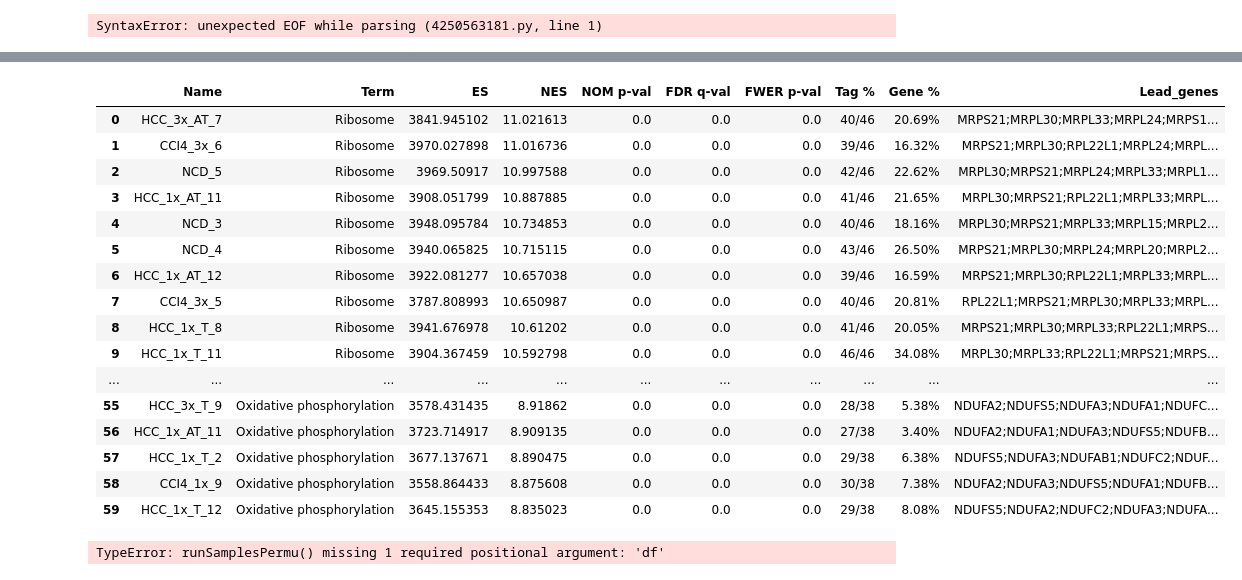
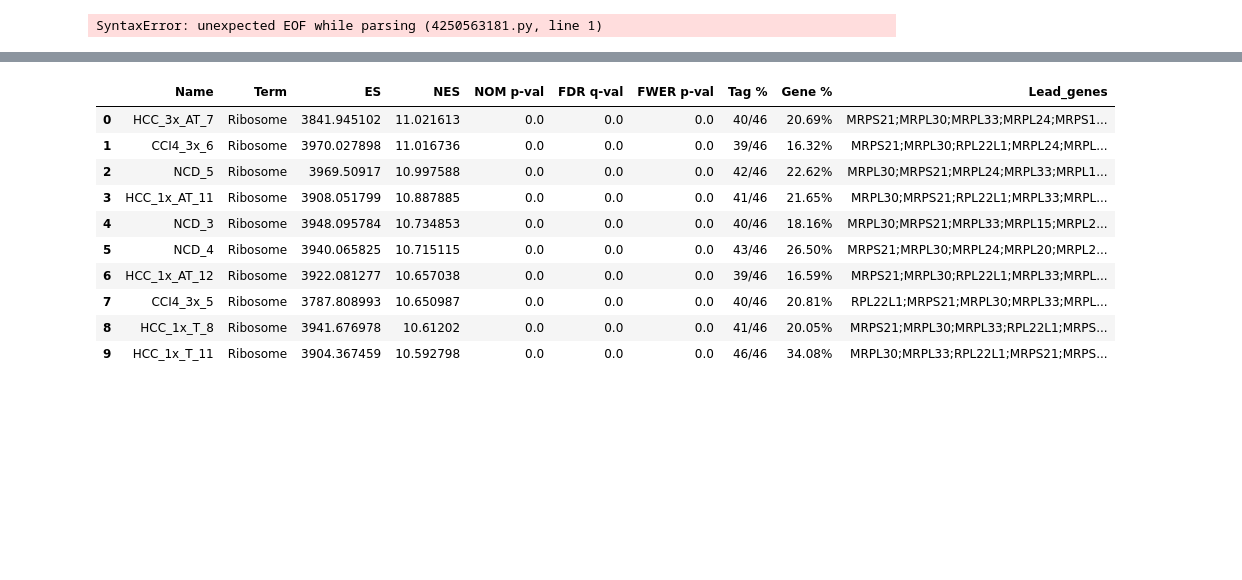
Before and after one commit to jigsaw-snu/NASH_HCC_liver-KRIBB_2022, a Jupyter notebook: srcs/rsem_star_deseq/sample_qc.ipynb, the cells around one changed output, grey strips where cells are left out. Saved outputs shown, nothing was run; the diff lists cells and outputs as text; code cells hidden in the pictures; blank space fills up the shorter version.

```diff
--- a/srcs/rsem_star_deseq/sample_qc.ipynb
+++ b/srcs/rsem_star_deseq/sample_qc.ipynb
@@ -945,24 +945,14 @@ test = gp.ssgsea(data=cleaned_TPM_with_sym,
 # %%
-test.res2d.head(60)
+test.res2d.head(10)
 # %% [output]
 |  | Name | Term | ES | NES | NOM p-val | FDR q-val | FWER p-val | Tag % | Gene % | Lead_genes |
 | 0 | HCC_3x_AT_7 | Ribosome | 3841.945102 | 11.021613 | 0.0 | 0.0 | 0.0 | 40/46 | 20.69% | MRPS21;MRPL30;MRPL33;MRPL24;MRPS1... |
 | 1 | CCI4_3x_6 | Ribosome | 3970.027898 | 11.016736 | 0.0 | 0.0 | 0.0 | 39/46 | 16.32% | MRPS21;MRPL30;RPL22L1;MRPL24;MRPL... |
 | 2 | NCD_5 | Ribosome | 3969.50917 | 10.997588 | 0.0 | 0.0 | 0.0 | 42/46 | 22.62% | MRPL30;MRPS21;MRPL24;MRPL33;MRPL1... |
 | 3 | HCC_1x_AT_11 | Ribosome | 3908.051799 | 10.887885 | 0.0 | 0.0 | 0.0 | 41/46 | 21.65% | MRPL30;MRPS21;RPL22L1;MRPL33;MRPL... |
 | 4 | NCD_3 | Ribosome | 3948.095784 | 10.734853 | 0.0 | 0.0 | 0.0 | 40/46 | 18.16% | MRPL30;MRPS21;MRPL33;MRPL15;MRPL2... |
 | 5 | NCD_4 | Ribosome | 3940.065825 | 10.715115 | 0.0 | 0.0 | 0.0 | 43/46 | 26.50% | MRPS21;MRPL30;MRPL24;MRPL20;MRPL2... |
 | 6 | HCC_1x_AT_12 | Ribosome | 3922.081277 | 10.657038 | 0.0 | 0.0 | 0.0 | 39/46 | 16.59% | MRPS21;MRPL30;RPL22L1;MRPL33;MRPL... |
 | 7 | CCI4_3x_5 | Ribosome | 3787.808993 | 10.650987 | 0.0 | 0.0 | 0.0 | 40/46 | 20.81% | RPL22L1;MRPS21;MRPL30;MRPL33;MRPL... |
 | 8 | HCC_1x_T_8 | Ribosome | 3941.676978 | 10.61202 | 0.0 | 0.0 | 0.0 | 41/46 | 20.05% | MRPS21;MRPL30;MRPL33;RPL22L1;MRPS... |
 | 9 | HCC_1x_T_11 | Ribosome | 3904.367459 | 10.592798 | 0.0 | 0.0 | 0.0 | 46/46 | 34.08% | MRPL30;MRPL33;RPL22L1;MRPS21;MRPS... |
-| ... | ... | ... | ... | ... | ... | ... | ... | ... | ... | ... |
-| 55 | HCC_3x_T_9 | Oxidative phosphorylation | 3578.431435 | 8.91862 | 0.0 | 0.0 | 0.0 | 28/38 | 5.38% | NDUFA2;NDUFS5;NDUFA3;NDUFA1;NDUFC... |
-| 56 | HCC_1x_AT_11 | Oxidative phosphorylation | 3723.714917 | 8.909135 | 0.0 | 0.0 | 0.0 | 27/38 | 3.40% | NDUFA2;NDUFA1;NDUFA3;NDUFS5;NDUFB... |
-| 57 | HCC_1x_T_2 | Oxidative phosphorylation | 3677.137671 | 8.890475 | 0.0 | 0.0 | 0.0 | 29/38 | 6.38% | NDUFS5;NDUFA3;NDUFAB1;NDUFC2;NDUF... |
-| 58 | CCI4_1x_9 | Oxidative phosphorylation | 3558.864433 | 8.875608 | 0.0 | 0.0 | 0.0 | 30/38 | 7.38% | NDUFA2;NDUFA3;NDUFS5;NDUFA1;NDUFB... |
-| 59 | HCC_1x_T_12 | Oxidative phosphorylation | 3645.155353 | 8.835023 | 0.0 | 0.0 | 0.0 | 29/38 | 8.08% | NDUFS5;NDUFA2;NDUFC2;NDUFA3;NDUFA... |
-# %%
-test.runSamplesPermu()
-# %% [output]
-TypeError: runSamplesPermu() missing 1 required positional argument: 'df'
```
Also changed, not shown: parts of 5 cells of this notebook, 1 other file.
